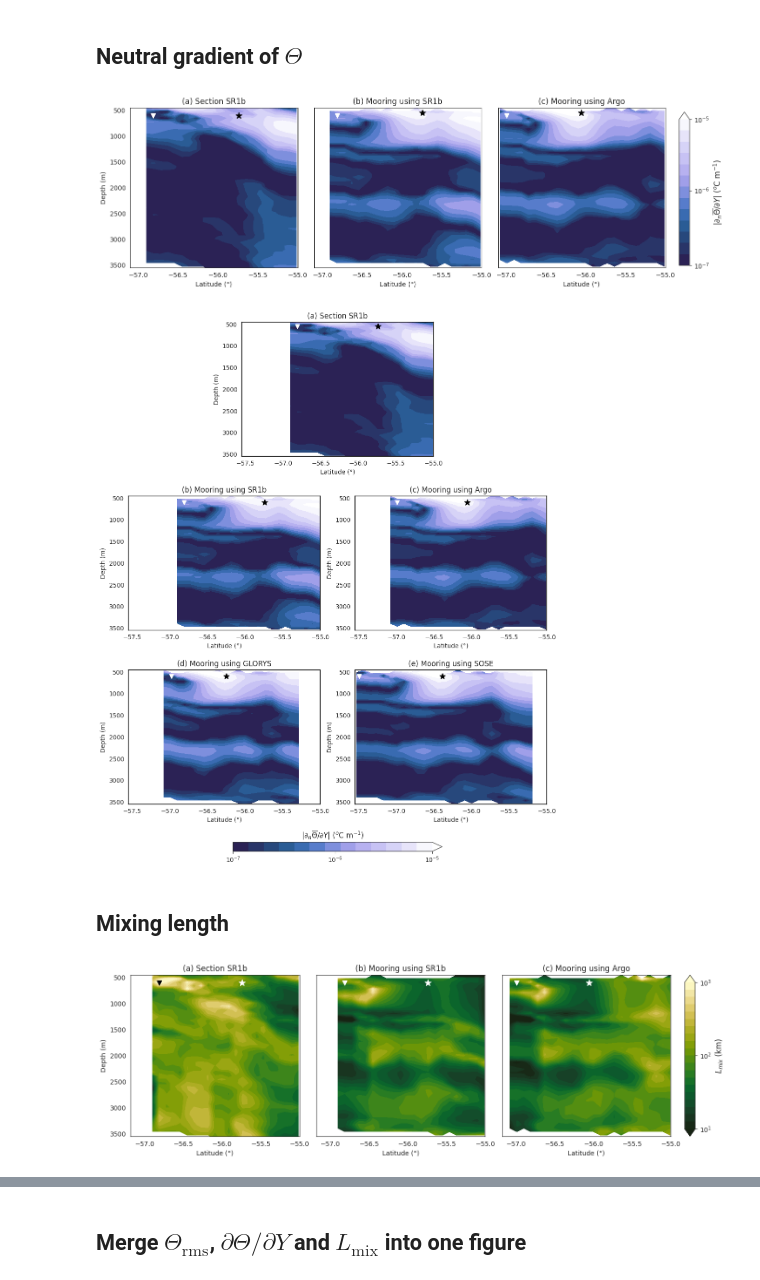
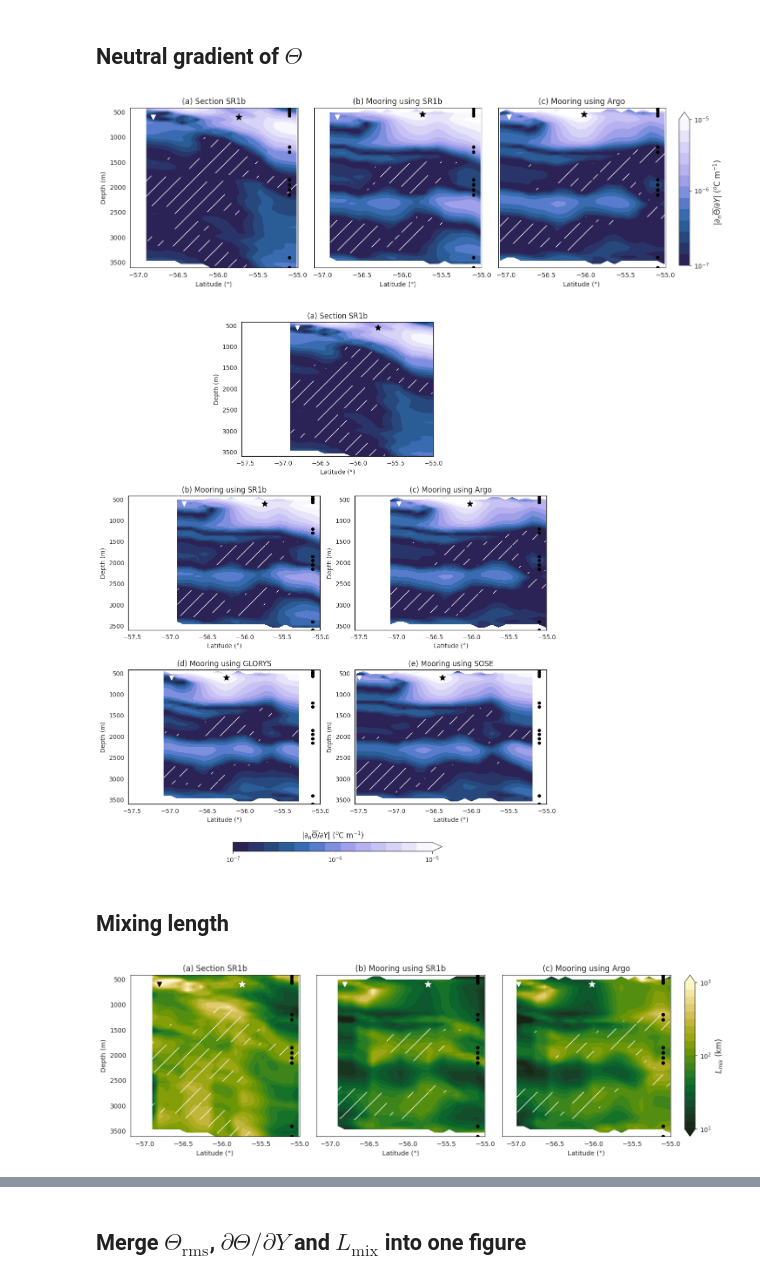
Before and after one commit to MiriamSterl/SouthernOceanMooringDiffusivity, a Jupyter notebook: plot_data_paper.ipynb, the cells around one changed output, grey strips where cells are left out. Drawn from its saved outputs; the diff is of its cells as text; code cells hidden in the pictures.

```diff
--- a/plot_data_paper.ipynb
+++ b/plot_data_paper.ipynb
@@ -55,10 +57,10 @@ dist_moorings = ds_moorings_sr1b_gamma.dist
 phi_PF = 0.55 * 9.8
 phi_SAF = 0.7 * 9.8
 
-pp_dist_func_SR1b = pickle.load(open('data/SR1b_section/pp_dist_sr1b.pkl', 'rb'))
-pp_dist_func_CMEMS = pickle.load(open('data/CMEMS_reanalysis/pp_dist_cmems.pkl', 'rb'))
-pp_dist_func_SOSE = pickle.load(open('data/SOSE_reanalysis/pp_dist_sose.pkl', 'rb'))
-pp_dist_func_Argo = pickle.load(open('data/Argo_data/pp_dist_argo.pkl', 'rb'))
+pp_dist_func_SR1b = pickle.load(open('../data/SR1b_section/pp_dist_sr1b.pkl', 'rb'))
+pp_dist_func_CMEMS = pickle.load(open('../data/CMEMS_reanalysis/pp_dist_cmems.pkl', 'rb'))
+pp_dist_func_SOSE = pickle.load(open('../data/SOSE_reanalysis/pp_dist_sose.pkl', 'rb'))
+pp_dist_func_Argo = pickle.load(open('../data/Argo_data/pp_dist_argo.pkl', 'rb'))
 
 PF_dist_SR1b = pp_dist_func_SR1b(phi_PF)
 SAF_dist_SR1b = pp_dist_func_SR1b(phi_SAF)
@@ -69,7 +71,7 @@ SAF_dist_SOSE = pp_dist_func_SOSE(phi_SAF)
 PF_dist_Argo = pp_dist_func_Argo(phi_PF)
 SAF_dist_Argo = pp_dist_func_Argo(phi_SAF)
 
-pp_dist_lat = pickle.load(open('data/pp_dist_lat.pkl', 'rb'))
+pp_dist_lat = pickle.load(open('../data/pp_dist_lat.pkl', 'rb'))
 
 PF_lat_SR1b = pp_dist_lat(PF_dist_SR1b)
 SAF_lat_SR1b = pp_dist_lat(SAF_dist_SR1b)
@@ -200,7 +204,7 @@ ax1.scatter(SAF_lat_SR1b, 90, marker='*', color='k', s=100, zorder=10)
 for ax in [ax2,ax3]:
     ax.set_xlim(xlim_sub)
     ax.set_xticks([-57,-56.5,-56,-55.5,-55])
-    ax.set_ylim(450,3550)
+    ax.set_ylim(420,3600)
     ax.scatter(PF_lat_SR1b, 550, marker='v', color='k', s=50, zorder=10)
     ax.scatter(SAF_lat_SR1b, 550, marker='*', color='k', s=100, zorder=10)
 for ax in [ax1,ax2]:
@@ -218,6 +222,6 @@ cbar_ax = fig.add_axes([0.2, 0, 0.6, 0.025])
 cbar = fig.colorbar(im1, cax=cbar_ax, orientation='horizontal')
 cbar.ax.set_title(r'${\overline{\Theta}}$ ($^o$C)')
 
-plt.savefig('figures_paper/thetabar_full.pdf', bbox_inches='tight')
+#plt.savefig('../figures_paper/thetabar_full.pdf', bbox_inches='tight')
 plt.show()
 # %% [output]
@@ -333,9 +337,10 @@ ax3.scatter(SAF_lat_Argo, 550, marker='*', color='k', s=100, zorder=10)
 
 for ax in [ax1,ax2,ax3]:
     ax.set_xlim(-57.1,-55)
-    ax.set_ylim(450,3550)
+    ax.set_ylim(420,3600)
     ax.invert_yaxis()
     ax.set_xlabel('Latitude (°)')
+    ax.scatter(np.ones(len(instrument_depths))*-55.1, instrument_depths, marker='o', color='k', s=20, zorder=10)
 ax1.set_ylabel('Depth (m)')
 
 ax1.set_title(r'(a) Section SR1b')
@@ -349,6 +354,6 @@ cbar1.ax.set_ylabel(r'$\Theta_{rms}$ ($^o$C)',fontsize=12)
 
 plt.subplots_adjust(wspace=0.1)
 
-#plt.savefig('figures_paper/rms_theta.pdf', bbox_inches='tight')
+plt.savefig('../figures_paper/rms_theta.pdf', bbox_inches='tight')
 plt.show()
 # %% [output]
@@ -451,22 +458,26 @@ cm_theta = cmc.cm.devon
 
 # SR1b
 im1 = ax1.contourf(lat_section, depth_section, np.log10(abs(ds_section_depth.dthetabardy)), cmap=cm_theta, levels = levels_theta,extend='max')
+hatch1 = ax1.contourf(lat_section, depth_section, np.log10(abs(ds_section_depth.dthetabardy)), levels=[-8,-7],colors='none', hatches=['/'])
 ax1.scatter(PF_lat_SR1b, 600, marker='v', color='w', s=50, zorder=10)
 ax1.scatter(SAF_lat_SR1b, 600, marker='*', color='k', s=100, zorder=10)
 # Moorings SR1b
 im2 = ax2.contourf(lat_moorings, depth_moorings, np.log10(abs(ds_moorings_sr1b_depth.dthetabardy)), cmap=cm_theta, levels = levels_theta,extend='max')
+hatch2 = ax2.contourf(lat_moorings, depth_moorings, np.log10(abs(ds_moorings_sr1b_depth.dthetabardy)), levels=[-8,-7],colors='none', hatches=['/'])
 ax2.scatter(PF_lat_SR1b, 600, marker='v', color='w', s=50, zorder=10)
 ax2.scatter(SAF_lat_SR1b, 550, marker='*', color='k', s=100, zorder=10)
 # Moorings Argo
 im3 = ax3.contourf(lat_moorings, depth_moorings, np.log10(abs(ds_moorings_argo_depth.dthetabardy)), cmap=cm_theta, levels = levels_theta,extend='max')
+hatch3 = ax3.contourf(lat_moorings, depth_moorings, np.log10(abs(ds_moorings_argo_depth.dthetabardy)), levels=[-8,-7],colors='none', hatches=['/'])
 ax3.scatter(PF_lat_Argo, 600, marker='v', color='w', s=50, zorder=10)
 ax3.scatter(SAF_lat_Argo, 550, marker='*', color='k', s=100, zorder=10)
 
 for ax in [ax1,ax2,ax3]:
     ax.set_xlim(-57.1,-55)
-    ax.set_ylim(450,3550)
+    ax.set_ylim(420,3600)
     ax.invert_yaxis()
     ax.set_xlabel('Latitude (°)')
+    ax.scatter(np.ones(len(instrument_depths))*-55.1, instrument_depths, marker='o', color='k', s=20, zorder=10)
 ax1.set_ylabel('Depth (m)')
 
 ax1.set_title(r'(a) Section SR1b')
@@ -480,10 +491,10 @@ cbar1.ax.set_ylabel(r'$|\partial_n \overline{\Theta}/\partial Y|$ ($^o$C m$^{-1}
 
 plt.subplots_adjust(wspace=0.1)
 
-plt.savefig('figures_paper/gradients_theta.pdf', bbox_inches='tight')
+plt.savefig('../figures_paper/gradients_theta.pdf', bbox_inches='tight')
 plt.show()
 # %% [output]
-[figure, old version]
+[figure, new version]
 # %%
 # Parameters (all in figure fraction coordinates: 0..1)
 panel_size = 0.22   # width & height of each panel (fraction of figure)
@@ -532,31 +543,38 @@ levels = np.arange(-7, -5, 0.15)
 
 # SR1b
 im1 = axes[1].contourf(lat_section, depth_section, np.log10(abs(ds_section_depth.dthetabardy)), cmap=cmap, levels = levels,extend='max')
+hatch1 = axes[1].contourf(lat_section, depth_section, np.log10(abs(ds_section_depth.dthetabardy)), levels=[-8,-7],colors='none', hatches=['/'])
 axes[1].scatter(PF_lat_SR1b, 550, marker='v', color='w', s=50, zorder=10)
 axes[1].scatter(SAF_lat_SR1b, 550, marker='*', color='k', s=100, zorder=10)
 # Moorings SR1b
 im2 = axes[2].contourf(lat_moorings, depth_moorings, np.log10(abs(ds_moorings_sr1b_depth.dthetabardy)), cmap=cmap, levels = levels,extend='max')
+hatch2 = axes[2].contourf(lat_moorings, depth_moorings, np.log10(abs(ds_moorings_sr1b_depth.dthetabardy)), levels=[-8,-7],colors='none', hatches=['/'])
 axes[2].scatter(PF_lat_SR1b, 600, marker='v', color='w', s=50, zorder=10)
 axes[2].scatter(SAF_lat_SR1b, 600, marker='*', color='k', s=100, zorder=10)
 # Moorings Argo
 im3 = axes[3].contourf(lat_moorings, depth_moorings, np.log10(abs(ds_moorings_argo_depth.dthetabardy)), cmap=cmap, levels = levels,extend='max')
+hatch3 = axes[3].contourf(lat_moorings, depth_moorings, np.log10(abs(ds_moorings_argo_depth.dthetabardy)), levels=[-8,-7],colors='none', hatches=['/'])
 axes[3].scatter(PF_lat_Argo, 600, marker='v', color='w', s=50, zorder=10)
 axes[3].scatter(SAF_lat_Argo, 600, marker='*', color='k', s=100, zorder=10)
 # Moorings GLORYS
 im4 = axes[4].contourf(lat_moorings, depth_moorings, np.log10(abs(ds_moorings_cmems_depth.dthetabardy)), cmap=cmap, levels = levels,extend='max')
+hatch4 = axes[4].contourf(lat_moorings, depth_moorings, np.log10(abs(ds_moorings_cmems_depth.dthetabardy)), levels=[-8,-7],colors='none', hatches=['/'])
 axes[4].scatter(PF_lat_CMEMS, 600, marker='v', color='w', s=50, zorder=10)
 axes[4].scatter(SAF_lat_CMEMS, 600, marker='*', color='k', s=100, zorder=10)
 # Moorings SOSE
 im5 = axes[5].contourf(lat_moorings, depth_moorings, np.log10(abs(ds_moorings_sose_depth.dthetabardy)), cmap=cmap, levels = levels,extend='max')
+hatch5 = axes[5].contourf(lat_moorings, depth_moorings, np.log10(abs(ds_moorings_sose_depth.dthetabardy)), levels=[-8,-7],colors='none', hatches=['/'])
 axes[5].scatter(PF_lat_SOSE, 600, marker='v', color='w', s=50, zorder=10)
 axes[5].scatter(SAF_lat_SOSE, 600, marker='*', color='k', s=100, zorder=10)
 
 for i in range(1,6):
     axes[i].set_xlim((-57.55, -55))
-    axes[i].set_ylim(450,3550)
+    axes[i].set_ylim(420,3600)
     axes[i].invert_yaxis()
     axes[i].set_xlabel('Latitude (°)')
     axes[i].set_ylabel('Depth (m)')
+for i in range(2,6):
+    axes[i].scatter(np.ones(len(instrument_depths))*-55.1, instrument_depths, marker='o', color='k', s=20, zorder=10)
 
 cbar_ax = fig.add_axes([0.38, 0.12, 0.24, 0.015])
 cbar = fig.colorbar(im1, cax=cbar_ax, orientation='horizontal',ticks=np.arange(-7, -4.5, 1))
@@ -569,10 +587,10 @@ axes[3].set_title('(c) Mooring using Argo')
 axes[4].set_title('(d) Mooring using GLORYS')
 axes[5].set_title('(e) Mooring using SOSE')
 
-plt.savefig('figures_paper/gradients_theta_all.pdf', bbox_inches='tight')
+plt.savefig('../figures_paper/gradients_theta_all.pdf', bbox_inches='tight')
 plt.show()
 # %% [output]
-[figure, old version]
+[figure, new version]
 # %% [markdown]
 ## Mixing length
 # %%
@@ -582,36 +600,40 @@ cmap = cmo.cm.speed_r
 
 # SR1b
 im1 = ax1.contourf(lat_section, depth_section, np.log10(abs(ds_section_depth.Lmix)), cmap=cmap, levels = levels,extend='both')
+hatch1 = ax1.contourf(lat_section, depth_section, np.log10(abs(ds_section_depth.dthetabardy)), levels=[-8,-7],colors='none', hatches=['/'])
 ax1.scatter(PF_lat_SR1b, 600, marker='v', color='k', s=50, zorder=10)
 ax1.scatter(SAF_lat_SR1b, 600, marker='*', color='w', s=100, zorder=10)
 # Moorings SR1b
 im2 = ax2.contourf(lat_moorings, depth_moorings, np.log10(abs(ds_moorings_sr1b_depth.Lmix)), cmap=cmap, levels = levels,extend='both')
+hatch2 = ax2.contourf(lat_moorings, depth_moorings, np.log10(abs(ds_moorings_sr1b_depth.dthetabardy)), levels=[-8,-7],colors='none', hatches=['/'])
 ax2.scatter(PF_lat_SR1b, 600, marker='v', color='w', s=50, zorder=10)
 ax2.scatter(SAF_lat_SR1b, 600, marker='*', color='w', s=100, zorder=10)
 # Moorings Argo
 im3 = ax3.contourf(lat_moorings, depth_moorings, np.log10(abs(ds_moorings_argo_depth.Lmix)), cmap=cmap, levels = levels,extend='both')
+hatch3 = ax3.contourf(lat_moorings, depth_moorings, np.log10(abs(ds_moorings_argo_depth.dthetabardy)), levels=[-8,-7],colors='none', hatches=['/'])
 ax3.scatter(PF_lat_Argo, 600, marker='v', color='w', s=50, zorder=10)
 ax3.scatter(SAF_lat_Argo, 600, marker='*', color='w', s=100, zorder=10)
 
 for ax in [ax1,ax2,ax3]:
     ax.set_xlim(-57.18,-55)
-    ax.set_ylim(450,3550)
+    ax.set_ylim(420,3600)
     ax.invert_yaxis()
     ax.set_xlabel('Latitude (°)')
+    ax.scatter(np.ones(len(instrument_depths))*-55.1, instrument_depths, marker='o', color='k', s=20, zorder=10)
 ax1.set_ylabel('Depth (m)')
 
 ax1.set_title(r'(a) Section SR1b')
 ax2.set_title(r'(b) Mooring using SR1b')
 ax3.set_title(r'(c) Mooring using Argo')
 
 cbar_ax1 = fig.add_axes([0.92, 0.11, 0.015, 0.77])
 cbar1 = fig.colorbar(im1, cax=cbar_ax1, orientation='vertical', ticks=[4,5,6])
 cbar1.ax.set_yticklabels([r'$10^{1}$',r'$10^{2}$',r'$10^{3}$'])
 cbar1.ax.set_ylabel(r'$L_{mix}$ (km)',fontsize=12)
 
 plt.subplots_adjust(wspace=0.1)
 
-plt.savefig('figures_paper/Lmix.pdf', bbox_inches='tight')
+plt.savefig('../figures_paper/Lmix.pdf', bbox_inches='tight')
 plt.show()
 # %% [output]
-[figure, old version]
+[figure, new version]
```
Also changed, not shown: parts of 16 cells of this notebook, 3 other files.
